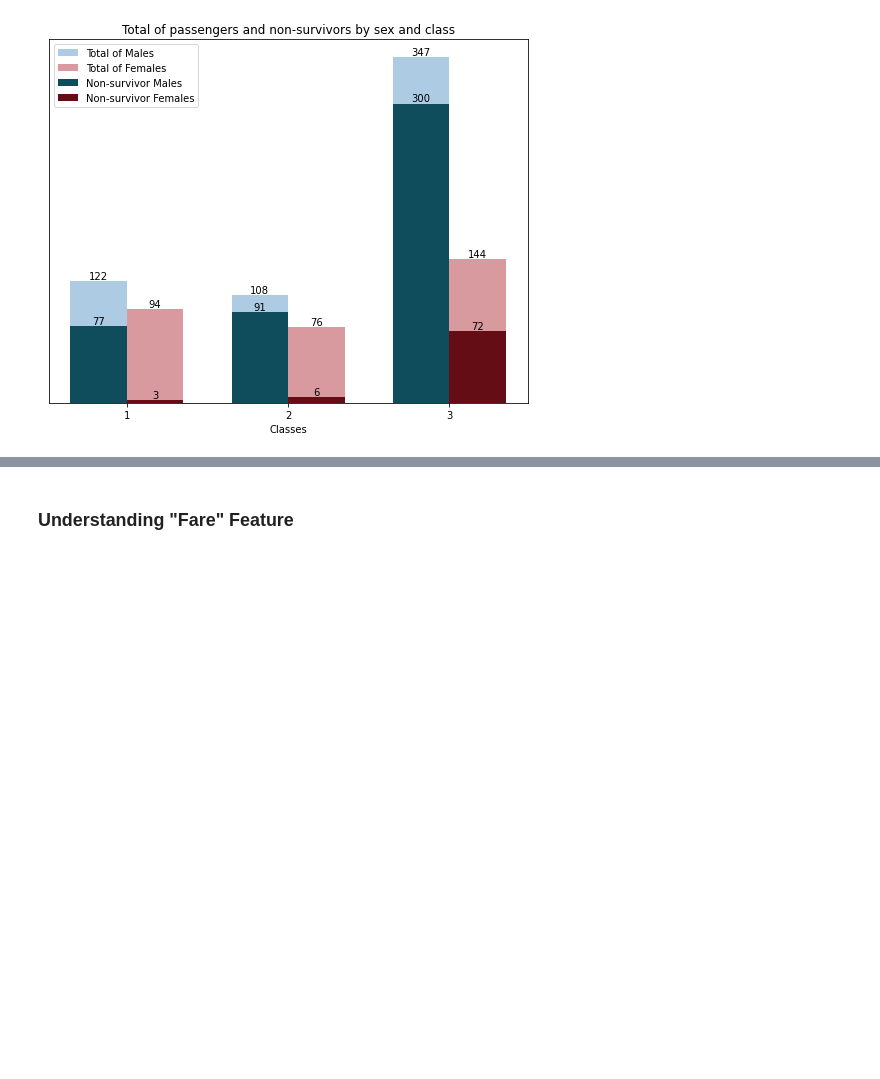
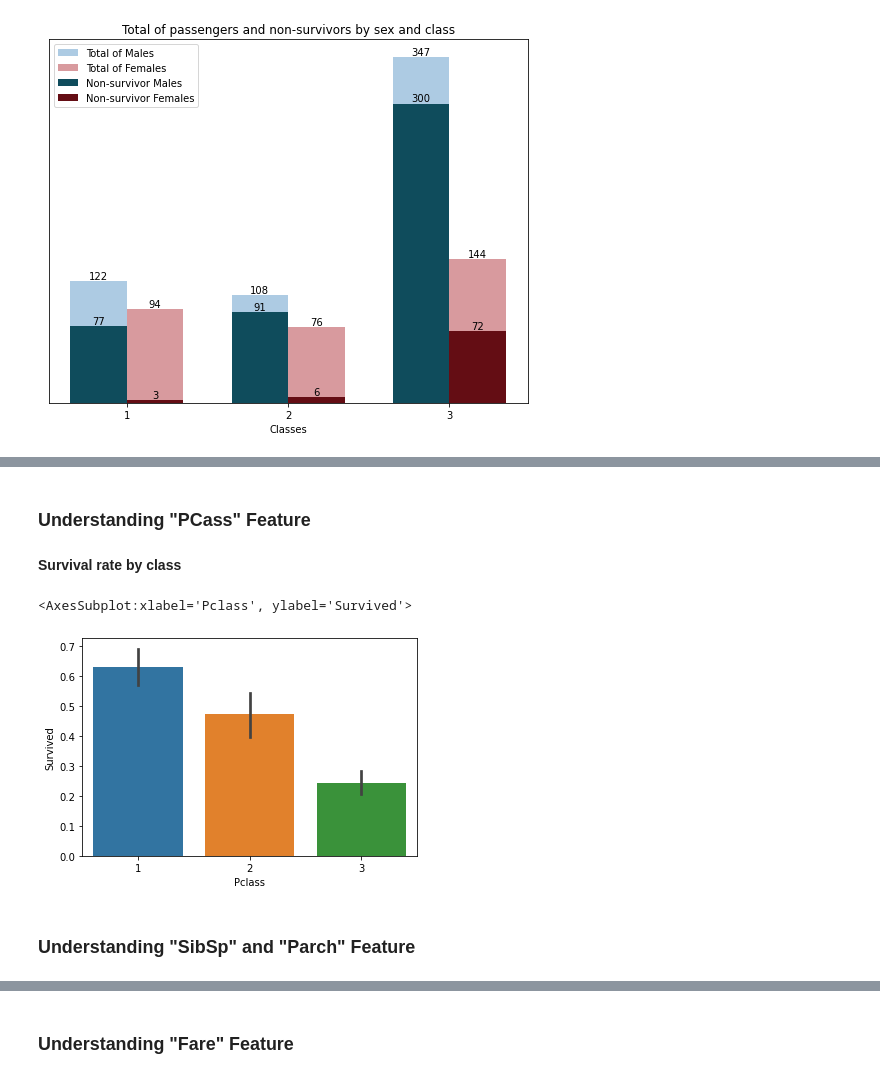
Before and after one commit to faustofcjr/artificial-intelligence, a Jupyter notebook: kaggle/titanic/base.ipynb, the cells around one changed output, grey strips where cells are left out. Drawn from its saved outputs; the diff is of its cells as text; code cells hidden in the pictures; blank space fills up the shorter version.

Commit message:
kaggle/titanic
- Increase Understanding "Sex" Feature
- Understanding "PCass" Feature
- Understanding "SibSp" and "Parch" Feature

```diff
--- a/kaggle/titanic/base.ipynb
+++ b/kaggle/titanic/base.ipynb
@@ -243,0 +256,11 @@ fig.tight_layout()
+# %% [markdown]
+### Understanding "PCass" Feature
+# %% [markdown]
+__Survival rate by class__
+# %%
+sns.barplot(data=df_train, x="Pclass", y="Survived")
+# %% [output]
+<AxesSubplot:xlabel='Pclass', ylabel='Survived'>
+[figure, added]
+# %% [markdown]
+### Understanding "SibSp" and "Parch" Feature
```
Also changed, not shown: parts of 10 cells of this notebook, 1 other file.
